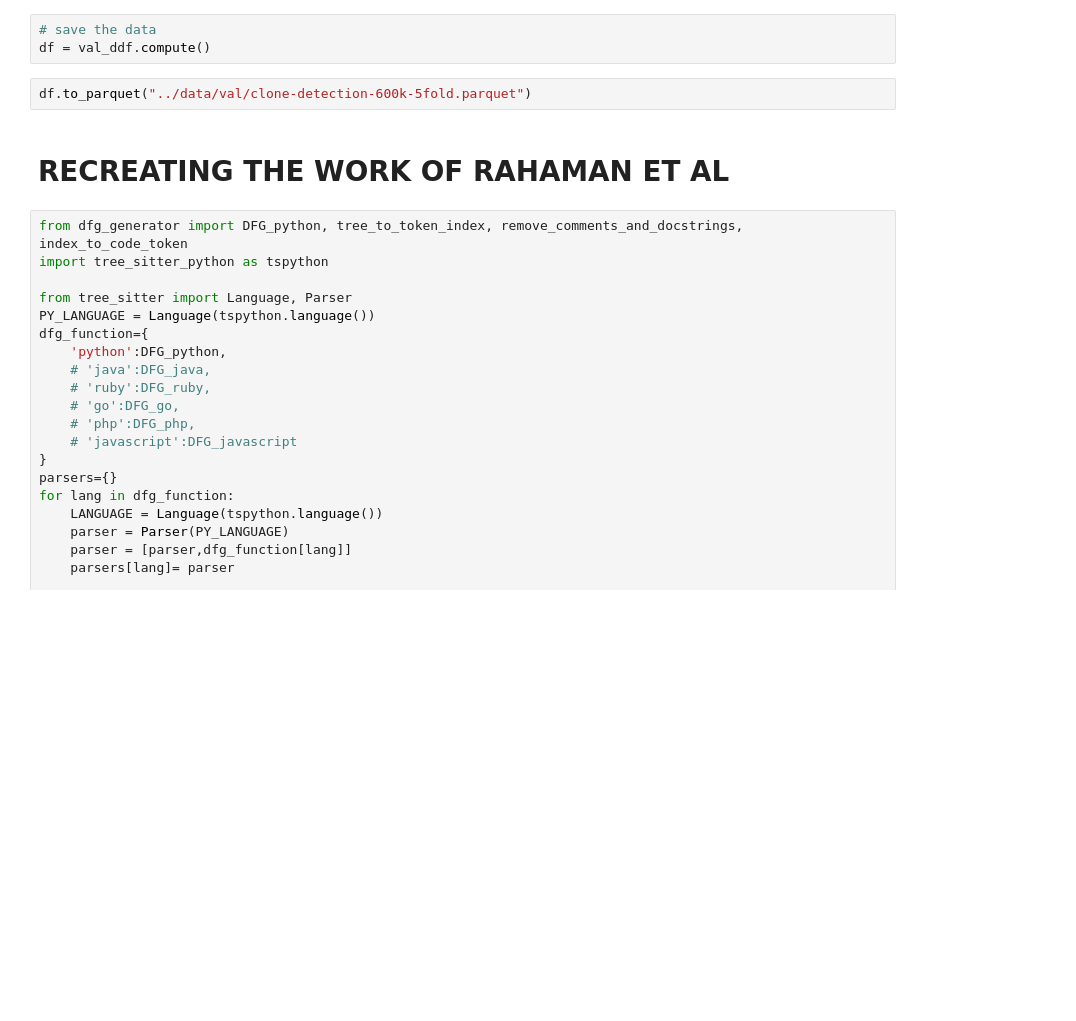
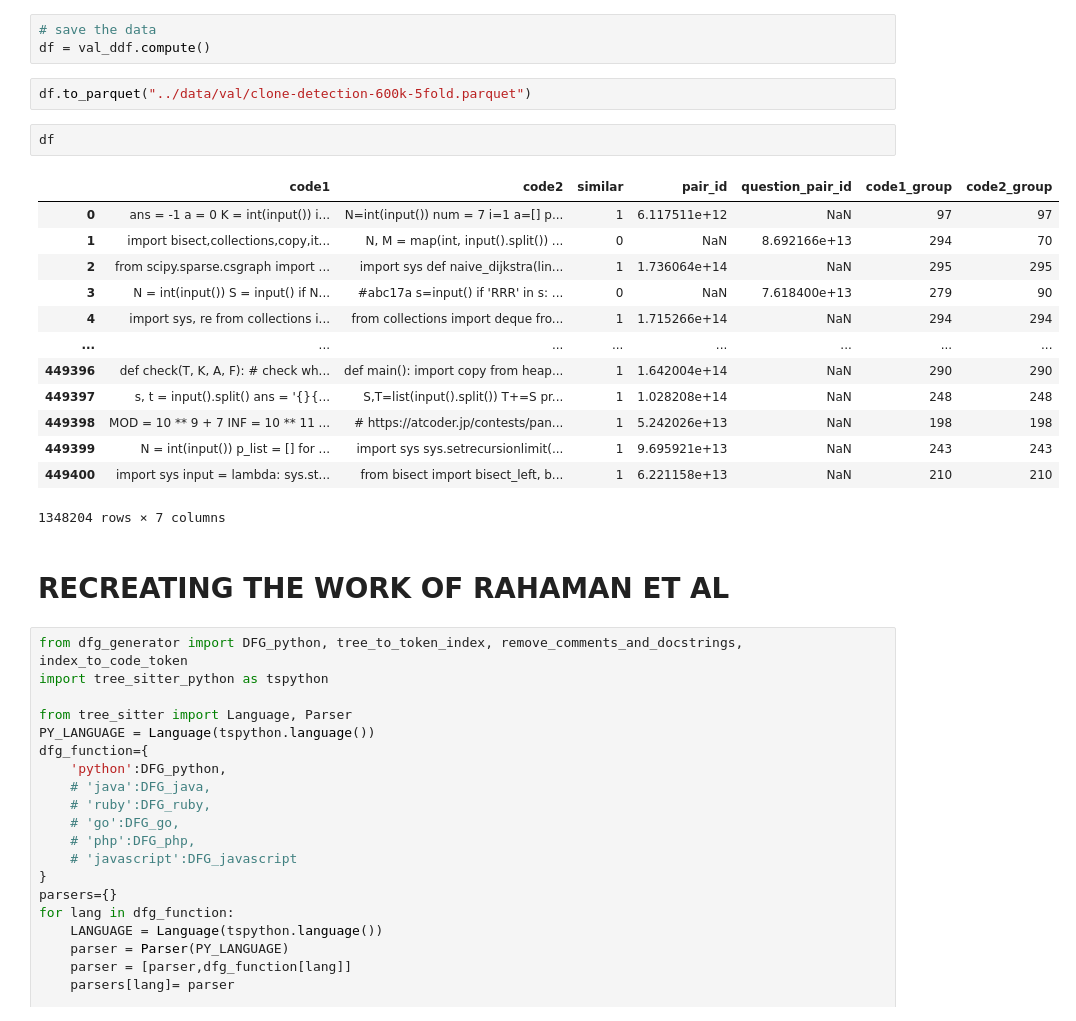
Before and after one commit to anushkrishnav/CodeSim, a Jupyter notebook: DataSets/data.ipynb, the cells around one changed output. Saved outputs shown, nothing was run; the diff lists cells and outputs as text; blank space fills up the shorter version.

```diff
--- a/DataSets/data.ipynb
+++ b/DataSets/data.ipynb
@@ -8,6 +8,22 @@ val_ddf = dd.read_parquet("hf://datasets/PoolC/5-fold-clone-detection-600k-5fold
 df = val_ddf.compute()
 # %%
 df.to_parquet("../data/val/clone-detection-600k-5fold.parquet")
+# %%
+df
+# %% [output]
+|  | code1 | code2 | similar | pair_id | question_pair_id | code1_group | code2_group |
+| 0 | ans = -1 a = 0 K = int(input()) i... | N=int(input()) num = 7 i=1 a=[] p... | 1 | 6.117511e+12 | NaN | 97 | 97 |
+| 1 | import bisect,collections,copy,it... | N, M = map(int, input().split()) ... | 0 | NaN | 8.692166e+13 | 294 | 70 |
+| 2 | from scipy.sparse.csgraph import ... | import sys def naive_dijkstra(lin... | 1 | 1.736064e+14 | NaN | 295 | 295 |
+| 3 | N = int(input()) S = input() if N... | #abc17a s=input() if 'RRR' in s: ... | 0 | NaN | 7.618400e+13 | 279 | 90 |
+| 4 | import sys, re from collections i... | from collections import deque fro... | 1 | 1.715266e+14 | NaN | 294 | 294 |
+| ... | ... | ... | ... | ... | ... | ... | ... |
+| 449396 | def check(T, K, A, F): # check wh... | def main(): import copy from heap... | 1 | 1.642004e+14 | NaN | 290 | 290 |
+| 449397 | s, t = input().split() ans = '{}{... | S,T=list(input().split()) T+=S pr... | 1 | 1.028208e+14 | NaN | 248 | 248 |
+| 449398 | MOD = 10 ** 9 + 7 INF = 10 ** 11 ... | # https://atcoder.jp/contests/pan... | 1 | 5.242026e+13 | NaN | 198 | 198 |
+| 449399 | N = int(input()) p_list = [] for ... | import sys sys.setrecursionlimit(... | 1 | 9.695921e+13 | NaN | 243 | 243 |
+| 449400 | import sys input = lambda: sys.st... | from bisect import bisect_left, b... | 1 | 6.221158e+13 | NaN | 210 | 210 |
+1348204 rows × 7 columns
 # %% [markdown]
 # RECREATING THE WORK OF RAHAMAN ET AL
 # %%
```
Also changed, not shown: 4 other files.
